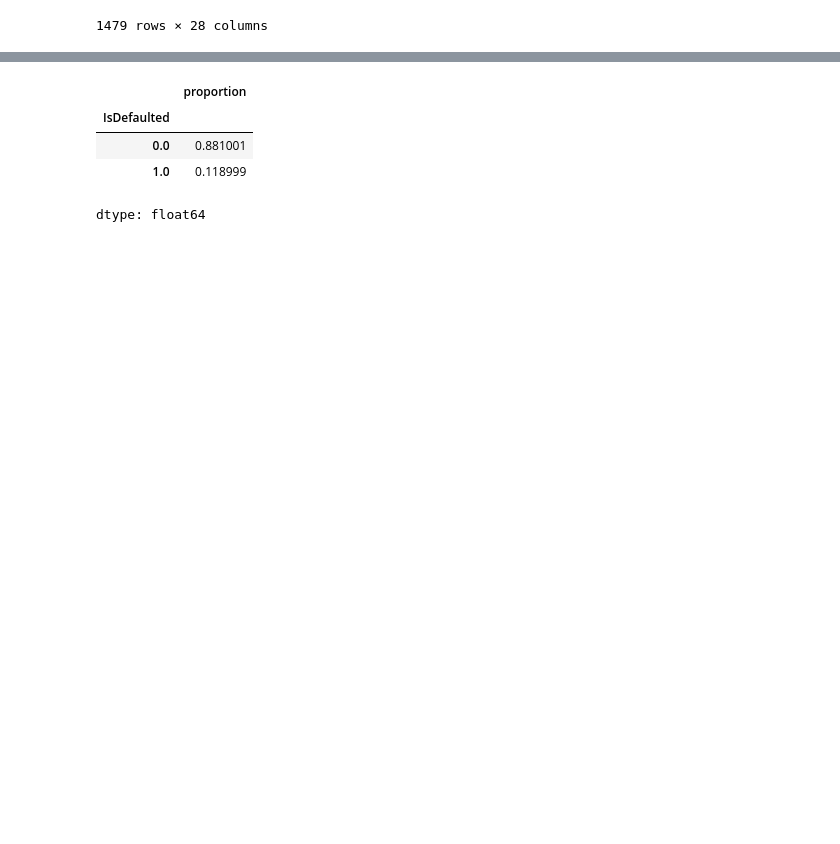
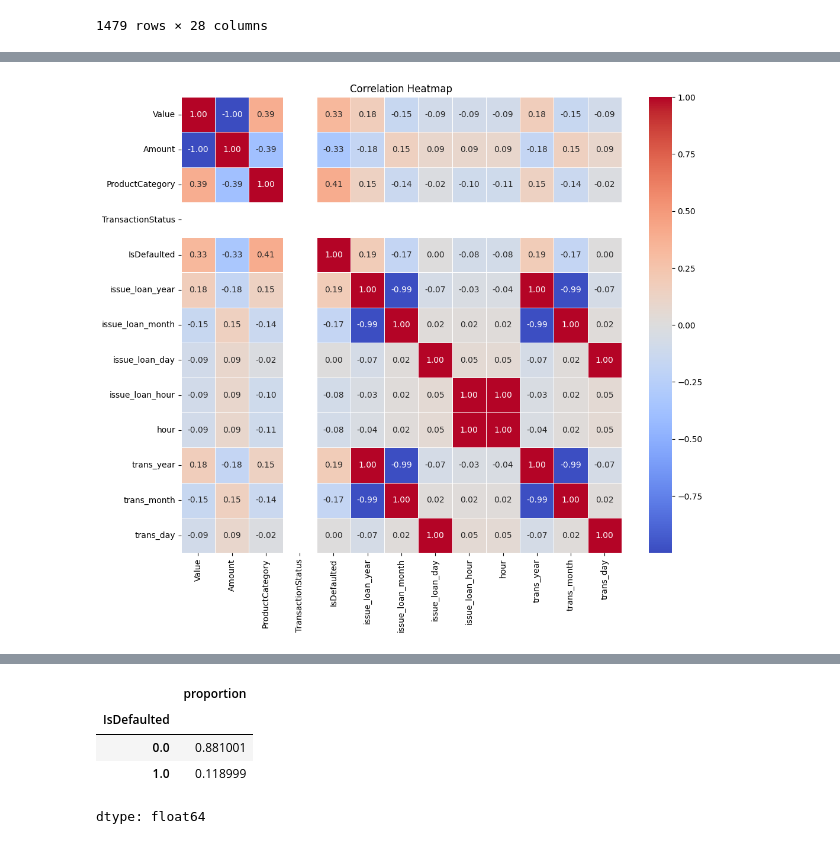
Before and after one commit to mthimkulu23/Standard-Bank-Tech-Impact-Challenge-Xente-Credit-Scoring-Challenge, a Jupyter notebook: Standard_Bank_Tech_Impact_Challenge_Xente_Credit_Scoring_Challenge.ipynb, the cells around one changed output, grey strips where cells are left out. Cells and saved outputs as stored; diff of their text form; code cells hidden in the pictures; blank space fills up the shorter version.

```diff
--- a/Standard_Bank_Tech_Impact_Challenge_Xente_Credit_Scoring_Challenge.ipynb
+++ b/Standard_Bank_Tech_Impact_Challenge_Xente_Credit_Scoring_Challenge.ipynb
@@ -277,0 +284,4 @@ plt.show()
+# %%
+x.drop(['CustomerId','SubscriptionId', "BatchId", "TransactionId", "ProductId", "InvestorId", "LoanId", "LoanApplicationId", "ThirdPartyId", "ProviderId","issue_loan_time", "trans_time", "CountryCode", "CurrencyCode", "ChannelId"], axis=1, inplace=True)
+
+x
@@ -277,0 +302,9 @@ plt.show()
+# %%
+from sklearn.preprocessing import LabelEncoder
+
+le = LabelEncoder()
+
+x['ProductCategory'] =le.fit_transform(x['ProductCategory'])
+
+
+x
@@ -277,0 +325,12 @@ plt.show()
+# %%
+import seaborn as sns
+import matplotlib.pyplot as plt
+
+matrix = x.corr()
+
+plt.figure(figsize=(12,10))
+sns.heatmap(matrix, annot=True, cmap="coolwarm", fmt=".2f", linewidths=0.5)
+plt.title("Correlation Heatmap")
+plt.show()
+# %% [output]
+[figure, added]
```
Also changed, not shown: parts of 10 cells of this notebook.
